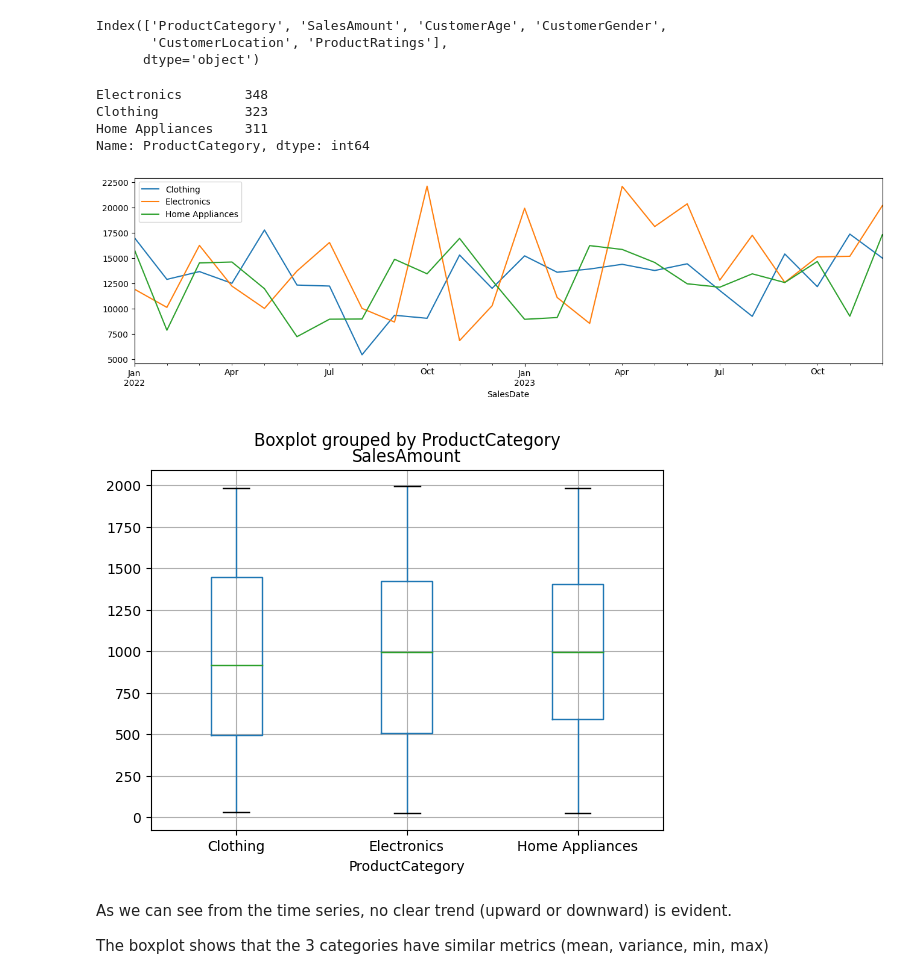
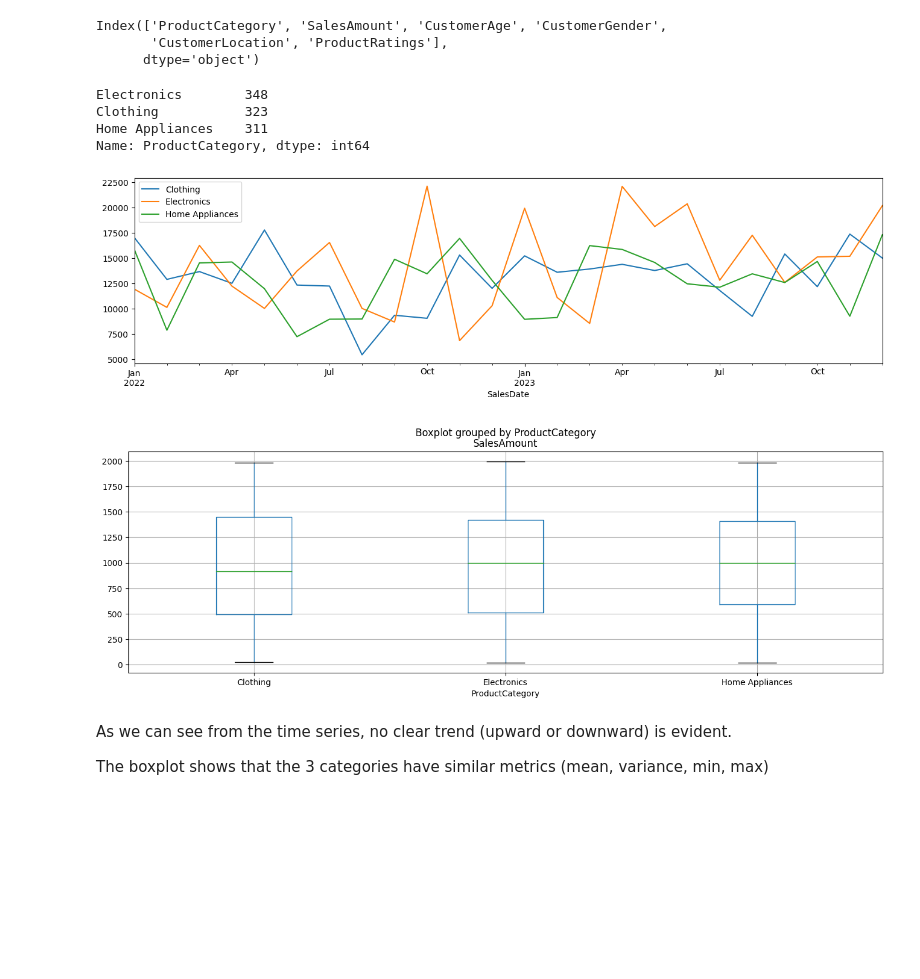
Before and after one commit to kantasis/SalesAnalysis, a Jupyter notebook: Sales_Analysis.ipynb, the cells around one changed output. Cells and saved outputs as stored; diff of their text form; code cells hidden in the pictures; blank space fills up the shorter version.

```diff
--- a/Sales_Analysis.ipynb
+++ b/Sales_Analysis.ipynb
@@ -220,0 +233,9 @@ SalesDate
+# %%
+# CustomerGender
+print(df['CustomerGender'].value_counts())
+
+# We should have male-female and non-binary
+# There are however several 'Unknown' and a 'did not answer' values
+# We will consolidate them all as single 'Unknown' value
+temp = df['CustomerGender'].map(lambda gender: 'Unknown' if gender=='Did not answer' else gender)
+df['CustomerGender'] = temp
@@ -329,18 +395,18 @@ def plotColumn(df, column_name):
 # %%
 # Let's visualize ProductCategory
 ax = plotColumn(df, 'ProductCategory')
 
 # And let's review a boxplot of the values by
-df.boxplot(column='SalesAmount', by='ProductCategory')
+df.boxplot(column='SalesAmount', by='ProductCategory',figsize=(16,5))
 
 df['ProductCategory'].value_counts()
 # %% [output]
 Electronics        348
 Clothing           323
 Home Appliances    311
 Name: ProductCategory, dtype: int64
 [figure]
-[figure, old version]
+[figure, new version]
 # %% [markdown]
 As we can see from the time series, no clear trend (upward or downward) is evident.
 
```
Also changed, not shown: parts of 25 cells of this notebook.
